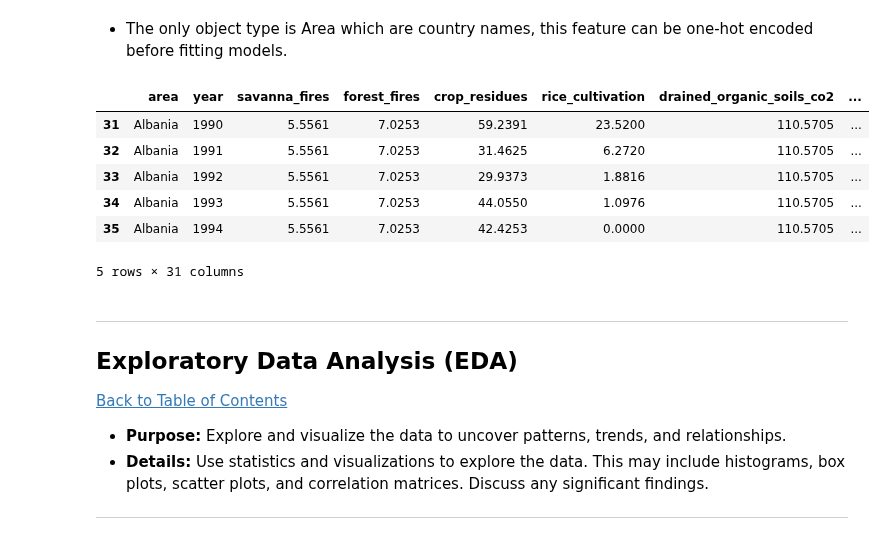
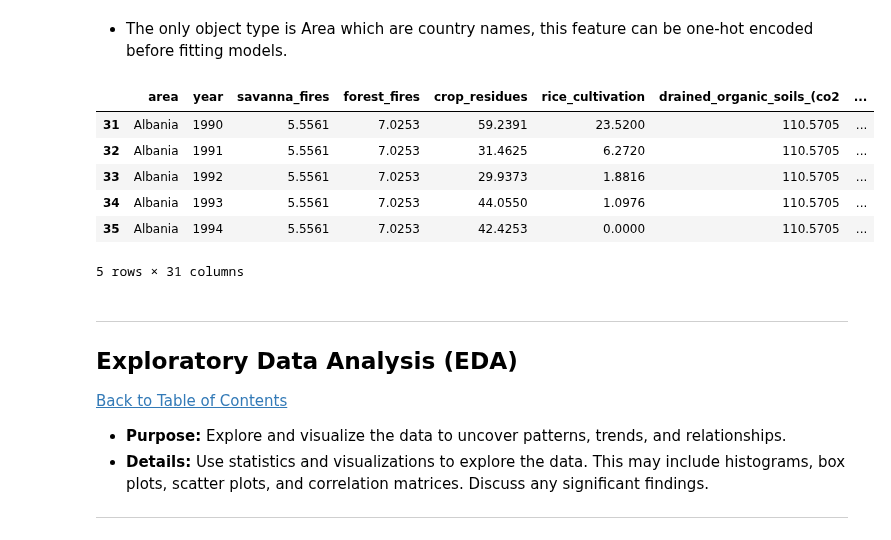
Before and after one commit to nhlokomomhlophe/2401PTDS_Regression_Project, a Jupyter notebook: 2401PTDS Regression Project.ipynb, the cells around one changed output. Drawn from its saved outputs; the diff is of its cells as text; code cells hidden in the pictures.

```diff
--- a/2401PTDS Regression Project.ipynb
+++ b/2401PTDS Regression Project.ipynb
@@ -268,20 +268,20 @@ memory usage: 1.2+ MB
 # %%
 # Clean column names
 def clean_column_names(columns):
     # Initialize empty list
     cleaned_cols = []
     for col in columns:
         # Apply lower function and replace spaces and characters
-        col = col.lower().replace(" ", "_").replace("(", "").replace(")", "").replace("-", "").replace("°", "").replace("__", "_")
+        col = col.lower().replace(" ", "_").replace(" (", "").replace(")", "").replace("-", "").replace("°", "").replace("__", "_").replace(".", "").replace("'", "").replace(",", "")
         # Append each cleaned column to list
         cleaned_cols.append(col)
     return cleaned_cols
 
 # Apply function to df
 df.columns = clean_column_names(df.columns)
 df.head()
 # %% [output]
-|  | area | year | savanna_fires | forest_fires | crop_residues | rice_cultivation | drained_organic_soils_co2 | ... |
+|  | area | year | savanna_fires | forest_fires | crop_residues | rice_cultivation | drained_organic_soils_(co2 | ... |
 | 31 | Albania | 1990 | 5.5561 | 7.0253 | 59.2391 | 23.5200 | 110.5705 | ... |
 | 32 | Albania | 1991 | 5.5561 | 7.0253 | 31.4625 | 6.2720 | 110.5705 | ... |
 | 33 | Albania | 1992 | 5.5561 | 7.0253 | 29.9373 | 1.8816 | 110.5705 | ... |
```
Also changed, not shown: parts of 8 cells of this notebook.
